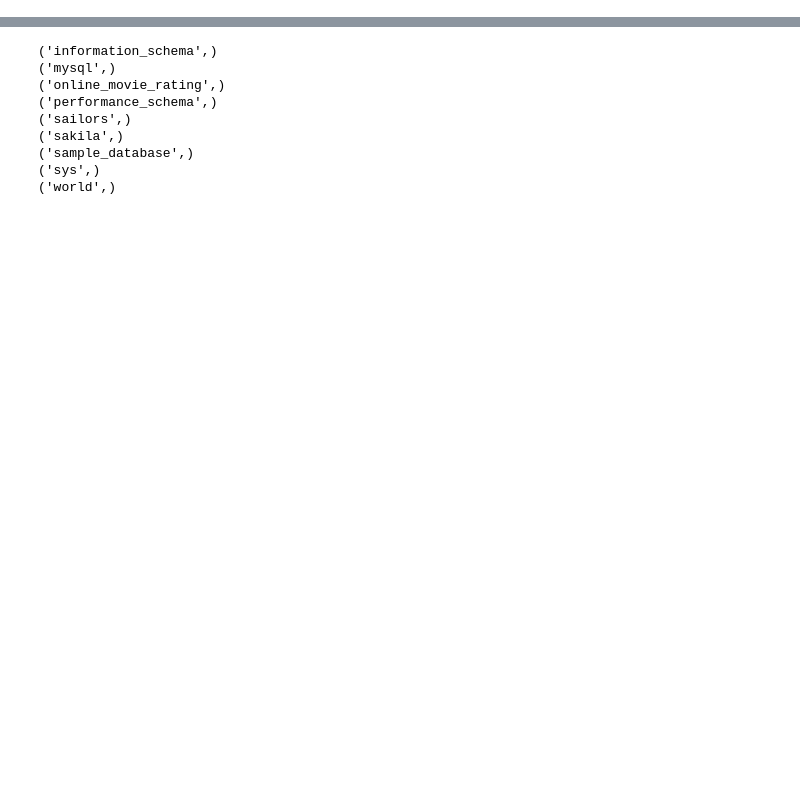
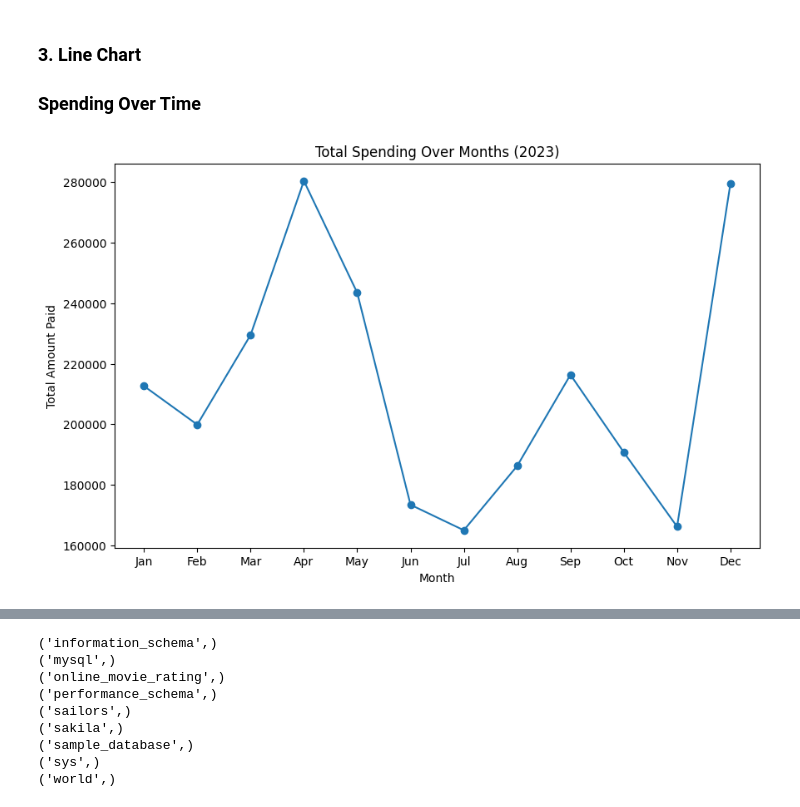
Before and after one commit to Grishthehandler/Analyze_Personal_Expenses, a Jupyter notebook: src/expenses_tracker.ipynb, the cells around one changed output, grey strips where cells are left out. Saved outputs shown, nothing was run; the diff lists cells and outputs as text; code cells hidden in the pictures; blank space fills up the shorter version.

```diff
--- a/src/expenses_tracker.ipynb
+++ b/src/expenses_tracker.ipynb
@@ -34,0 +465,31 @@ except Error as e:
+# %% [markdown]
+### 3. Line Chart
+
+### Spending Over Time
+# %%
+
+monthly_data = []
+
+for month in range(1, 13):
+
+    monthly_df = pd.read_csv(f'monthly_data_2023_{month}.csv')
+
+    total_spent = monthly_df['Amount Paid'].sum()
+
+    monthly_data.append(total_spent)
+
+plt.figure(figsize=(10, 6))
+
+plt.plot(range(1, 13), monthly_data, marker='o')
+
+plt.title('Total Spending Over Months (2023)')
+
+plt.xlabel('Month')
+
+plt.ylabel('Total Amount Paid')
+
+plt.xticks(range(1, 13), ['Jan', 'Feb', 'Mar', 'Apr', 'May', 'Jun', 'Jul', 'Aug', 'Sep', 'Oct', 'Nov', 'Dec'])
+
+plt.show()
+# %% [output]
+[figure, added]
```
Also changed, not shown: parts of 41 cells of this notebook, 28 other files.
